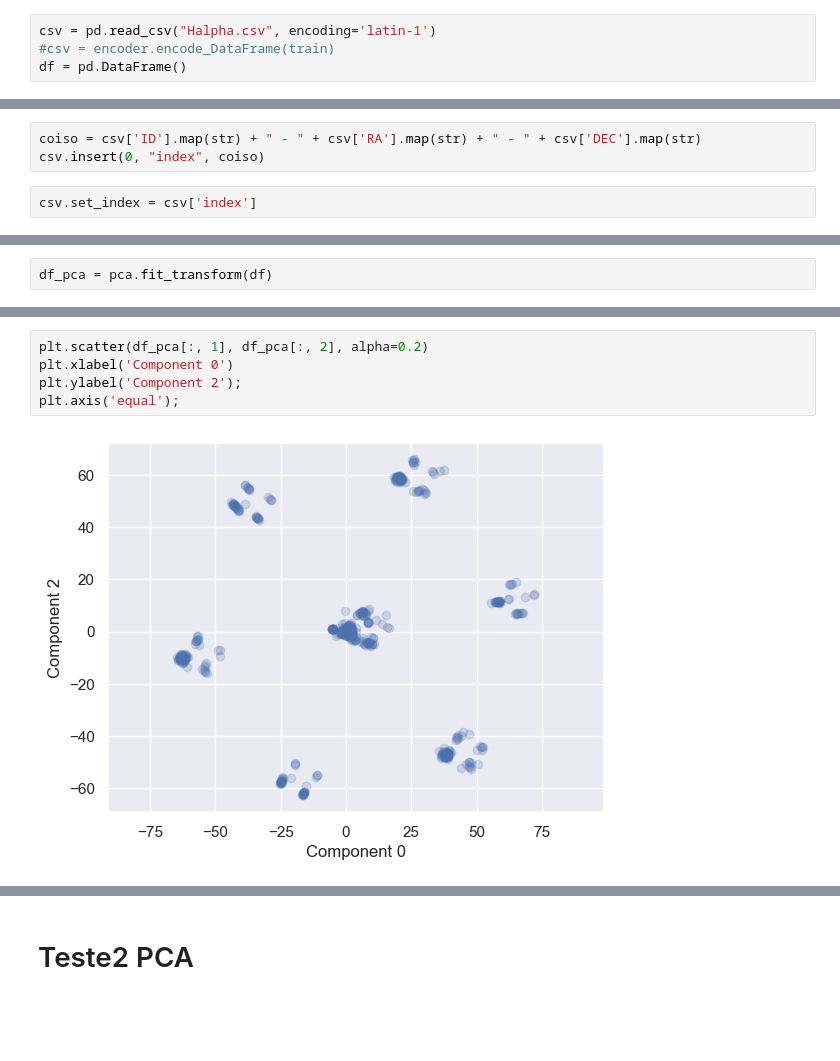
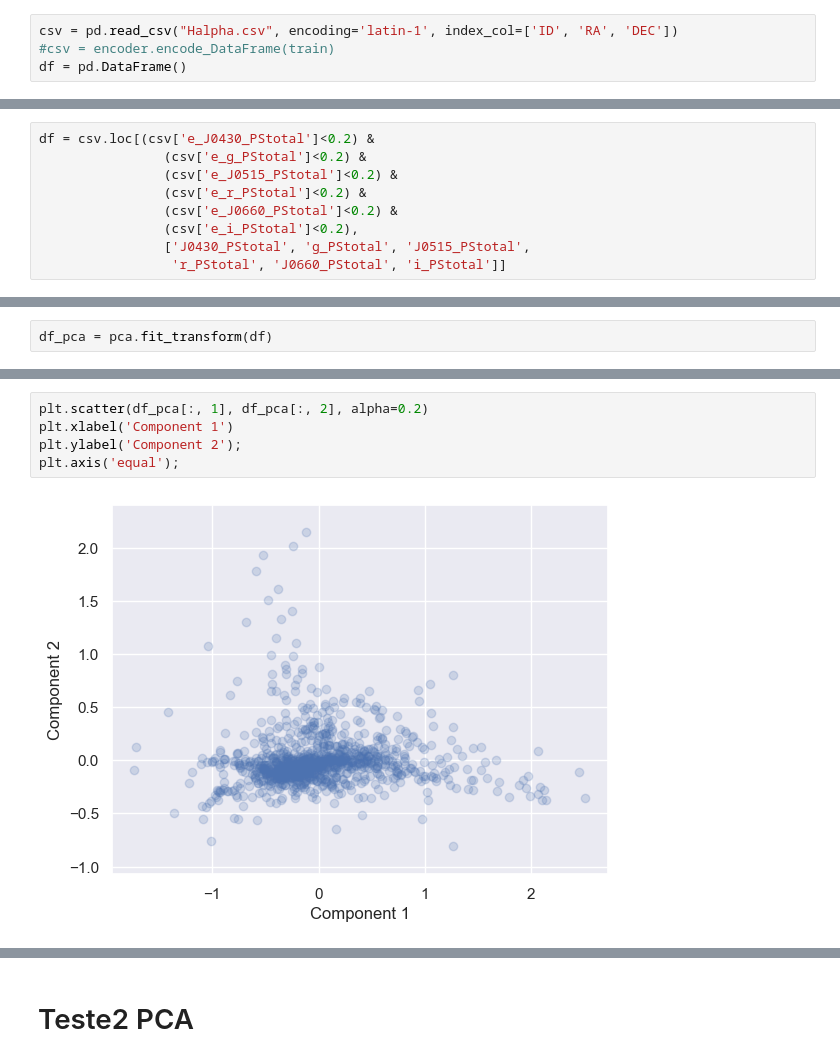
Before and after one commit to ceflopes/splusspectra, a Jupyter notebook: PCA/TestingPCA.ipynb, the cells around one changed output, grey strips where cells are left out. Cells and saved outputs as stored; diff of their text form; blank space fills up the shorter version.

```diff
--- a/PCA/TestingPCA.ipynb
+++ b/PCA/TestingPCA.ipynb
@@ -11,7 +11,7 @@ from sklearn.decomposition import SparsePCA
 
 from package import encoder
 # %%
-csv = pd.read_csv("Halpha.csv", encoding='latin-1')
+csv = pd.read_csv("Halpha.csv", encoding='latin-1', index_col=['ID', 'RA', 'DEC'])
 #csv = encoder.encode_DataFrame(train)
 df = pd.DataFrame()
 # %%
@@ -45,7 +33,2 @@ csv
 # %% [markdown]
 # Novo Data Frame
-# %%
-coiso = csv['ID'].map(str) + " - " + csv['RA'].map(str) + " - " + csv['DEC'].map(str)
-csv.insert(0, "index", coiso)
-# %%
-csv.set_index = csv['index']
@@ -115,2 +69,11 @@ df
+# %%
+df = csv.loc[(csv['e_J0430_PStotal']<0.2) &
+                (csv['e_g_PStotal']<0.2) &
+                (csv['e_J0515_PStotal']<0.2) &
+                (csv['e_r_PStotal']<0.2) &
+                (csv['e_J0660_PStotal']<0.2) &
+                (csv['e_i_PStotal']<0.2),
+                ['J0430_PStotal', 'g_PStotal', 'J0515_PStotal',
+                 'r_PStotal', 'J0660_PStotal', 'i_PStotal']]
 # %% [markdown]
 # Teste1 PCA
@@ -239,9 +131,9 @@ plt.axis('equal');
 # %%
 plt.scatter(df_pca[:, 1], df_pca[:, 2], alpha=0.2)
-plt.xlabel('Component 0')
+plt.xlabel('Component 1')
 plt.ylabel('Component 2');
 plt.axis('equal');
 # %% [output]
-[figure, old version]
+[figure, new version]
 # %%
 plt.scatter(df_pca[:, 1], df_pca[:, 3], alpha=0.2)
```
Also changed, not shown: parts of 29 cells of this notebook, 1 other file.
